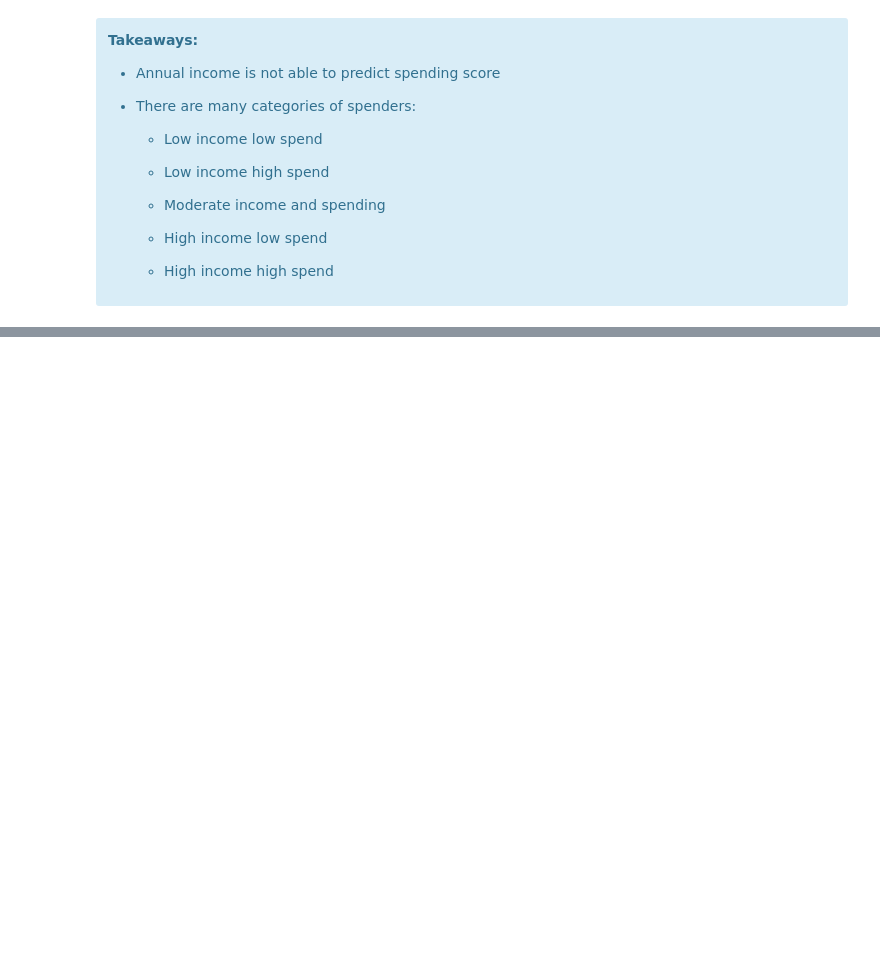
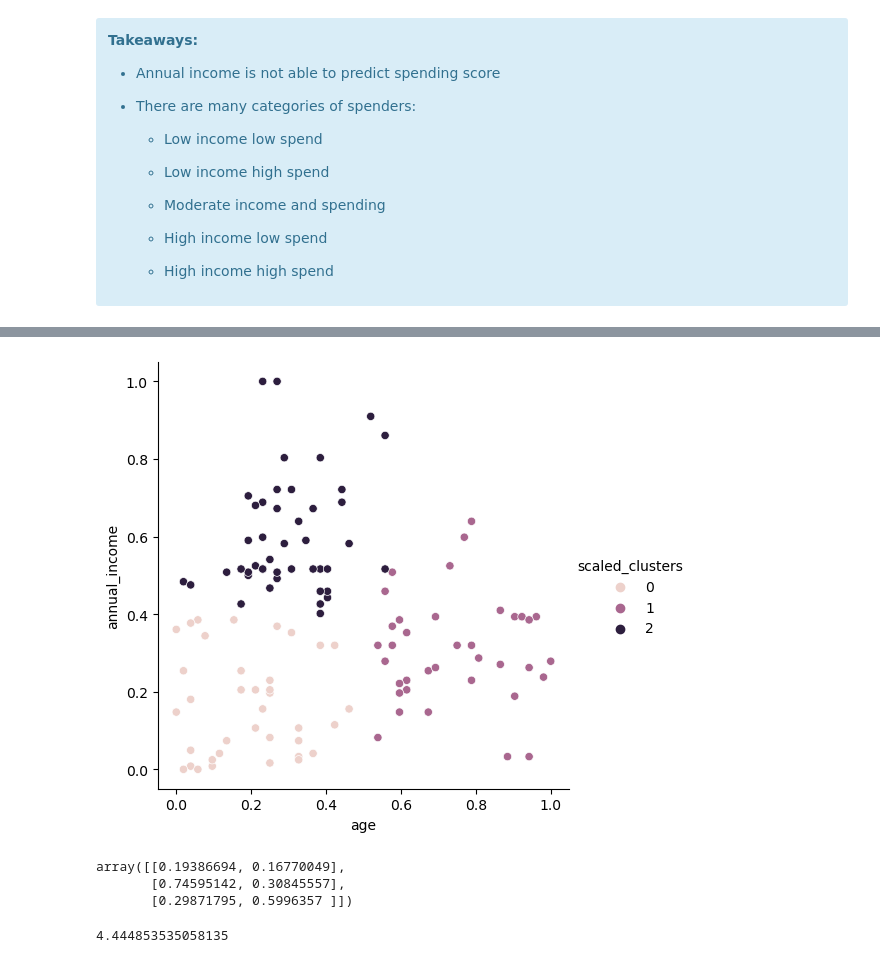
Before and after one commit to shawn-brown12/clustering, a Jupyter notebook: clustering_notes.ipynb, the cells around one changed output, grey strips where cells are left out. Drawn from its saved outputs; the diff is of its cells as text; code cells hidden in the pictures; blank space fills up the shorter version.

```diff
--- a/clustering_notes.ipynb
+++ b/clustering_notes.ipynb
@@ -203,0 +298,4 @@ sns.relplot(data=train, x='annual_income', y='spending_score', hue='gender_Male'
+# %%
+mm_scaler = MinMaxScaler()
+
+X_train[['age', 'annual_income']] = mm_scaler.fit_transform(X_train[['age', 'annual_income']])
@@ -203,0 +317,6 @@ sns.relplot(data=train, x='annual_income', y='spending_score', hue='gender_Male'
+# %%
+X_train = X_train.drop(columns='nannual_income')
+# %%
+kmeans_scale = KMeans(n_clusters=3, random_state=seed)
+
+kmeans_scale.fit(X_train[['age', 'annual_income']])
@@ -203,0 +325,4 @@ sns.relplot(data=train, x='annual_income', y='spending_score', hue='gender_Male'
+# %%
+X_train['scaled_clusters'] = kmeans_scale.predict(X_train[['age', 'annual_income']])
+
+X_train.head()
@@ -203,0 +336,16 @@ sns.relplot(data=train, x='annual_income', y='spending_score', hue='gender_Male'
+# %%
+sns.relplot(data=X_train, x='age', y='annual_income', hue='scaled_clusters')
+
+plt.show()
+# %% [output]
+[figure, added]
+# %%
+kmeans_scale.cluster_centers_
+# %% [output]
+array([[0.19386694, 0.16770049],
+       [0.74595142, 0.30845557],
+       [0.29871795, 0.5996357 ]])
+# %%
+kmeans_scale.inertia_
+# %% [output]
+4.444853535058135
```
Also changed, not shown: parts of 23 cells of this notebook, 2 other files.
